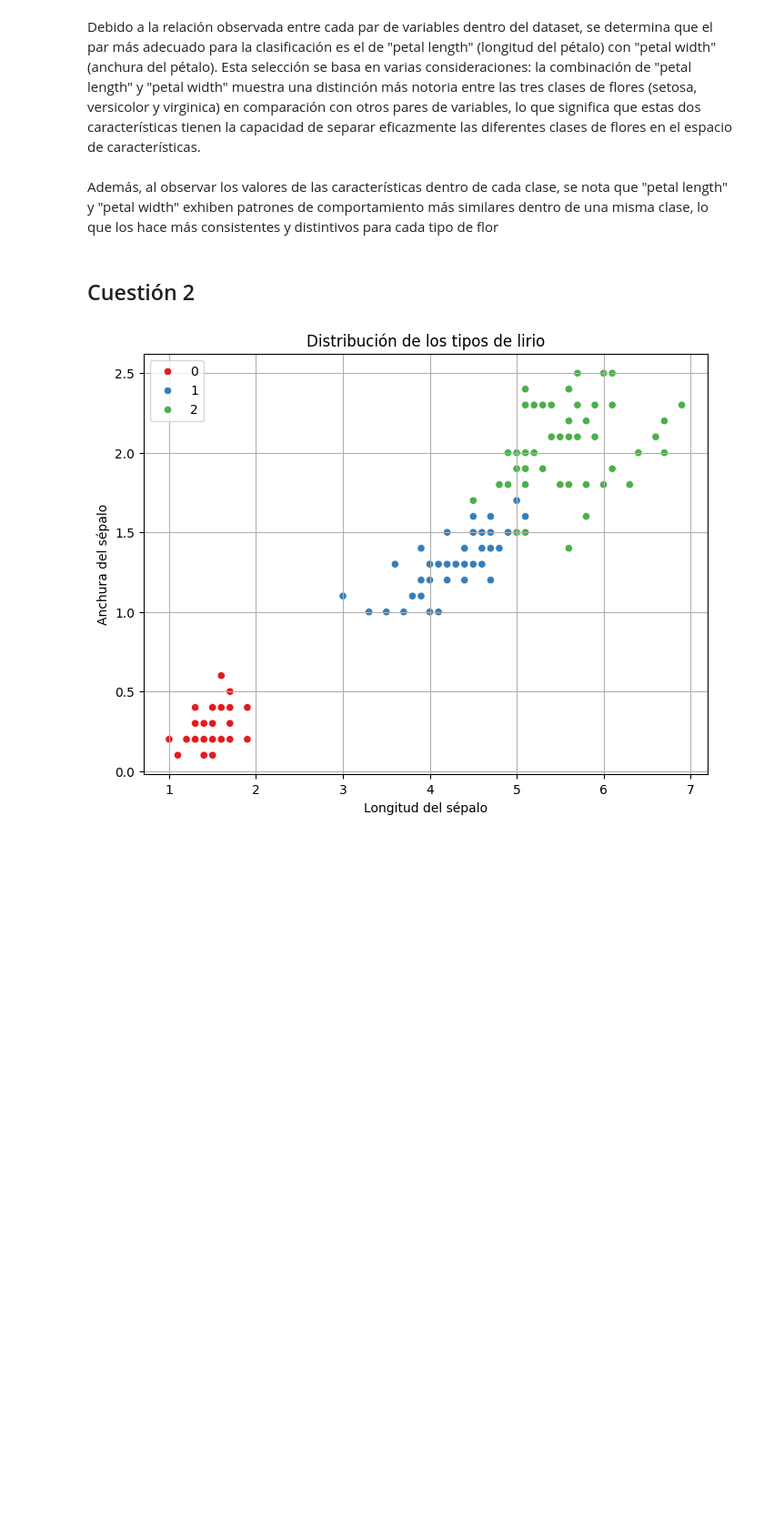
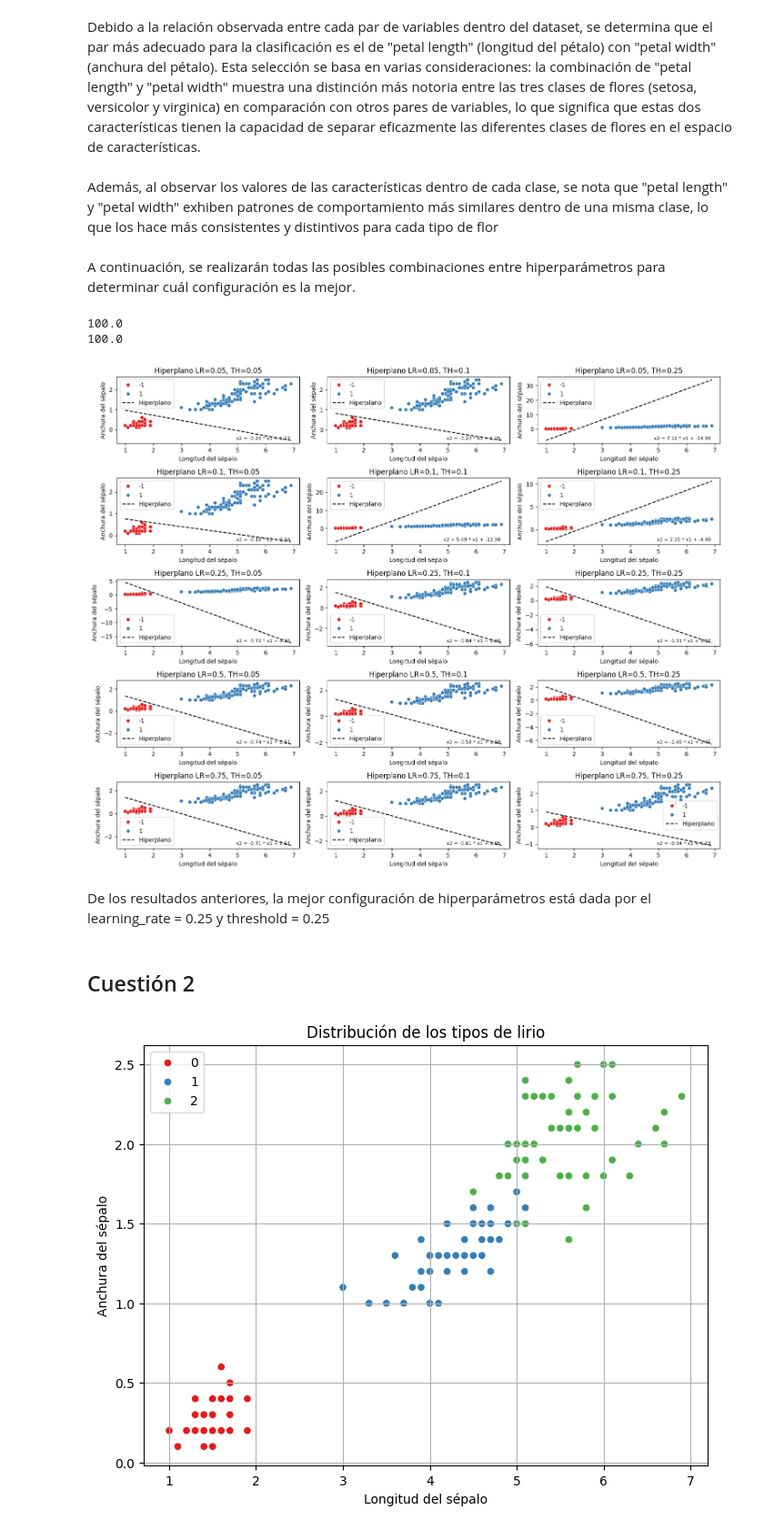
Before and after one commit to jbernal1330/IA2Lab02, a Jupyter notebook: L2P1-Perceptron.ipynb, the cells around one changed output. Shown: that part at 91% size. Saved outputs shown, nothing was run; the diff lists cells and outputs as text; code cells hidden in the pictures; blank space fills up the shorter version.

```diff
--- a/L2P1-Perceptron.ipynb
+++ b/L2P1-Perceptron.ipynb
@@ -155,3 +178,49 @@ Además, al observar los valores de las características dentro de cada clase, s
 # Cargamos el conjunto de datos de iris
 X = iris.data[:,(2,3)]  # Tomamos los dos atributos con mayor relevancia para la clasificación
 y = np.where(iris.target != 0, 1, -1)  # Convertimos las etiquetas a +1 y -1
+# %% [markdown]
+A continuación, se realizarán todas las posibles combinaciones entre hiperparámetros para determinar cuál configuración es la mejor.
+# %%
+# Lista de hiperparámetros
+learning_rates = [0.05, 0.1, 0.25, 0.5, 0.75]
+thresholds = [0.05, 0.1, 0.25]
+# %%
+""""""""""""""""""
+"""****TEST*****"""
+""""""""""""""""""
+
+# Lista de hiperparámetros
+lr = 0.25
+th = 0.1
+
+# Entrenamos el perceptrón
+weights, results_df, test_accuracy, val_accuracy = train_perceptron(X, y, lr, th)
+print(test_accuracy*100)
+print(val_accuracy*100)
+# %% [output]
+100.0
+100.0
+# %%
+# Generar todas las combinaciones de hiperparámetros
+combinations = product(learning_rates, thresholds)
+
+# Configuración del gráfico
+num_rows = len(learning_rates)
+num_cols = len(thresholds)
+fig, axs = plt.subplots(num_rows, num_cols, figsize=(15, 12))
+
+# Ciclo for para recorrer todas las combinaciones de hiperparámetros
+for i, (lr, th) in enumerate(combinations):
+    # Entrenar el perceptrón con los hiperparámetros actuales
+    weights, _, _, _ = train_perceptron(X, y, lr, th)
+
+    # Dibujar el hiperplano correspondiente en el subgráfico actual
+    ax = axs[i // num_cols, i % num_cols]
+    plot_hyperplane(X, y, weights, ax)
+
+plt.tight_layout()
+plt.show()
+# %% [output]
+[figure, added]
+# %% [markdown]
+De los resultados anteriores, la mejor configuración de hiperparámetros está dada por el learning_rate = 0.25 y threshold = 0.25
```
Also changed, not shown: parts of 12 cells of this notebook.
